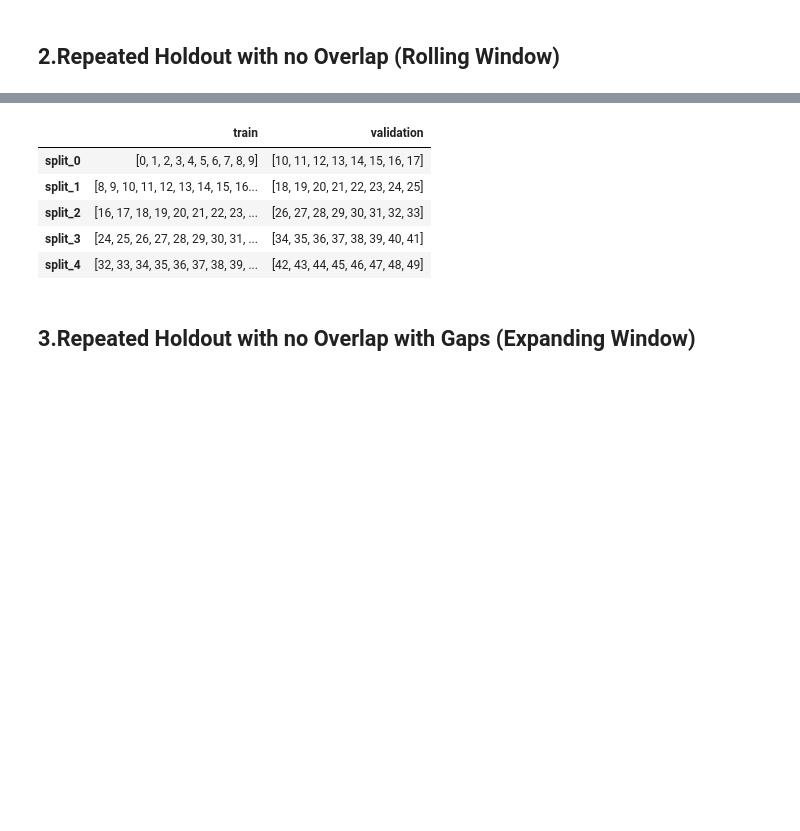
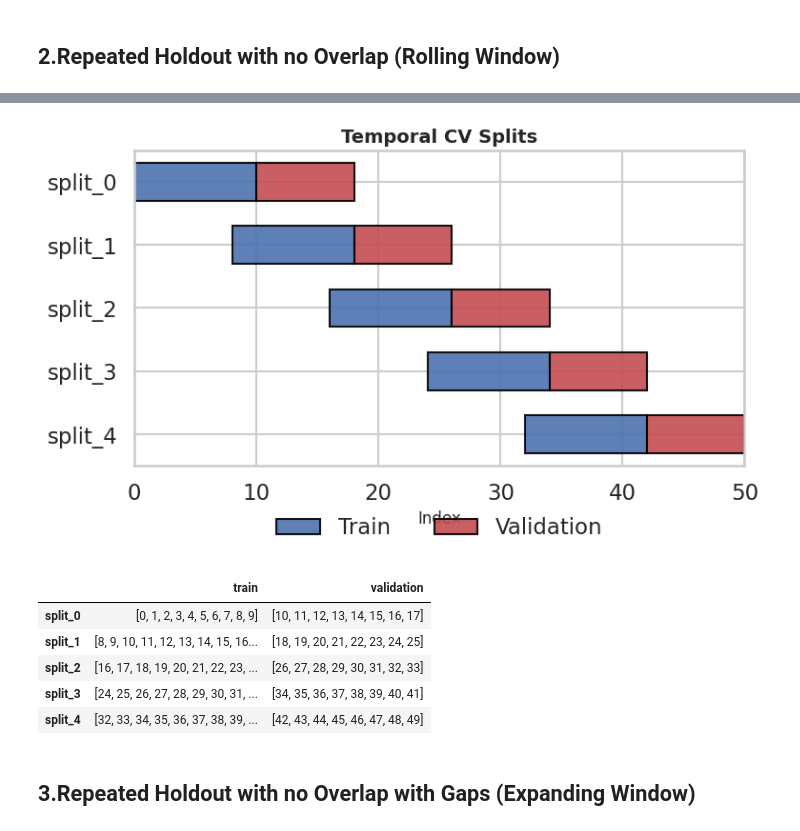
Before and after one commit to GeneSUN/time-series-analysis-toolkit, a Jupyter notebook: Validation_Strategies.ipynb, the cells around one changed output, grey strips where cells are left out. Drawn from its saved outputs; the diff is of its cells as text; code cells hidden in the pictures; blank space fills up the shorter version.

```diff
--- a/Validation_Strategies.ipynb
+++ b/Validation_Strategies.ipynb
@@ -178,9 +155,8 @@ display(datasets_df_pivoted)
 ## 2.Repeated Holdout with no Overlap (Rolling Window)
 # %%
 cv = TimeSeriesSplit(n_splits=5, max_train_size=10)
-fig,datasets = plot_temporal_cv_splits(cv, a)
-fig.update_layout(width=900, height=500)
-fig.show()
+datasets = plot_temporal_cv_splits(cv, a)
+
 
 datasets_df = pd.DataFrame(datasets)
 datasets_df_pivoted = datasets_df.T
@@ -190,3 +165,4 @@ display(datasets_df_pivoted)
+[figure, added]
 |  | train | validation |
 | split_0 | [0, 1, 2, 3, 4, 5, 6, 7, 8, 9] | [10, 11, 12, 13, 14, 15, 16, 17] |
 | split_1 | [8, 9, 10, 11, 12, 13, 14, 15, 16... | [18, 19, 20, 21, 22, 23, 24, 25] |
```
Also changed, not shown: parts of 12 cells of this notebook.
